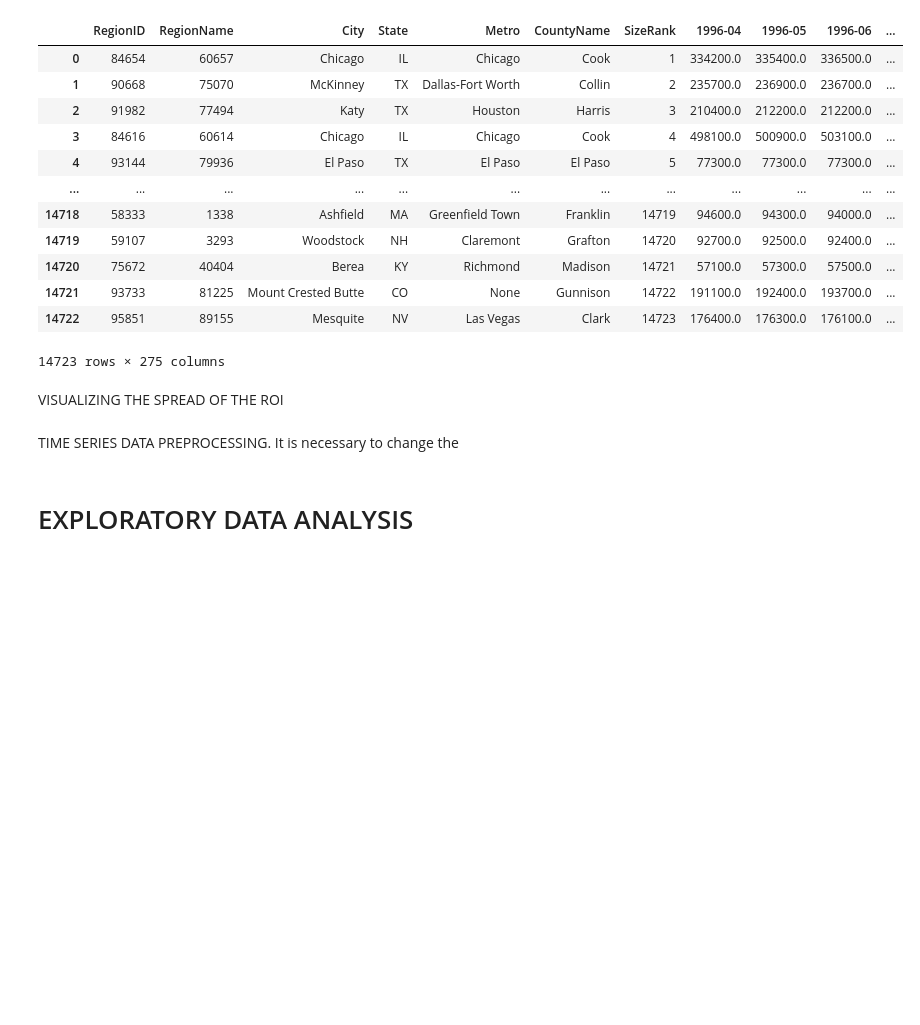
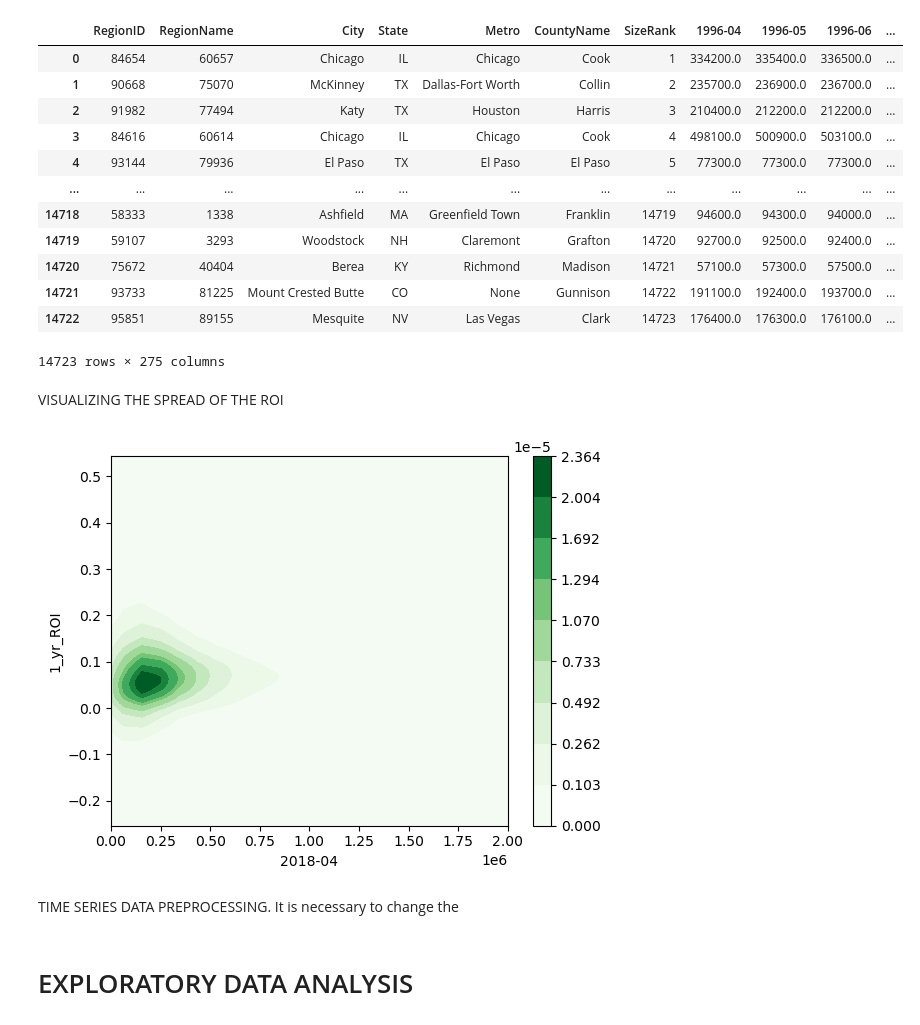
Before and after one commit to kafura0/Real_Estate_Price_Forecasting, a Jupyter notebook: student.ipynb, the cells around one changed output. Drawn from its saved outputs; the diff is of its cells as text; code cells hidden in the pictures; blank space fills up the shorter version.

```diff
--- a/student.ipynb
+++ b/student.ipynb
@@ -227,6 +238,13 @@ zillow_df
 14723 rows × 275 columns
 # %% [markdown]
 VISUALIZING THE SPREAD OF THE ROI
+# %%
+sns.kdeplot(data=zillow_df, x='2018-04', y='1_yr_ROI', legend = True, cmap="Greens",
+            shade=True, shade_lowest=True,cbar=True, color='b')
+
+plt.xlim(0,2000000);
+# %% [output]
+[figure, added]
 # %% [markdown]
 TIME SERIES DATA PREPROCESSING.
 It is necessary to change the
```
Also changed, not shown: parts of 27 cells of this notebook.
